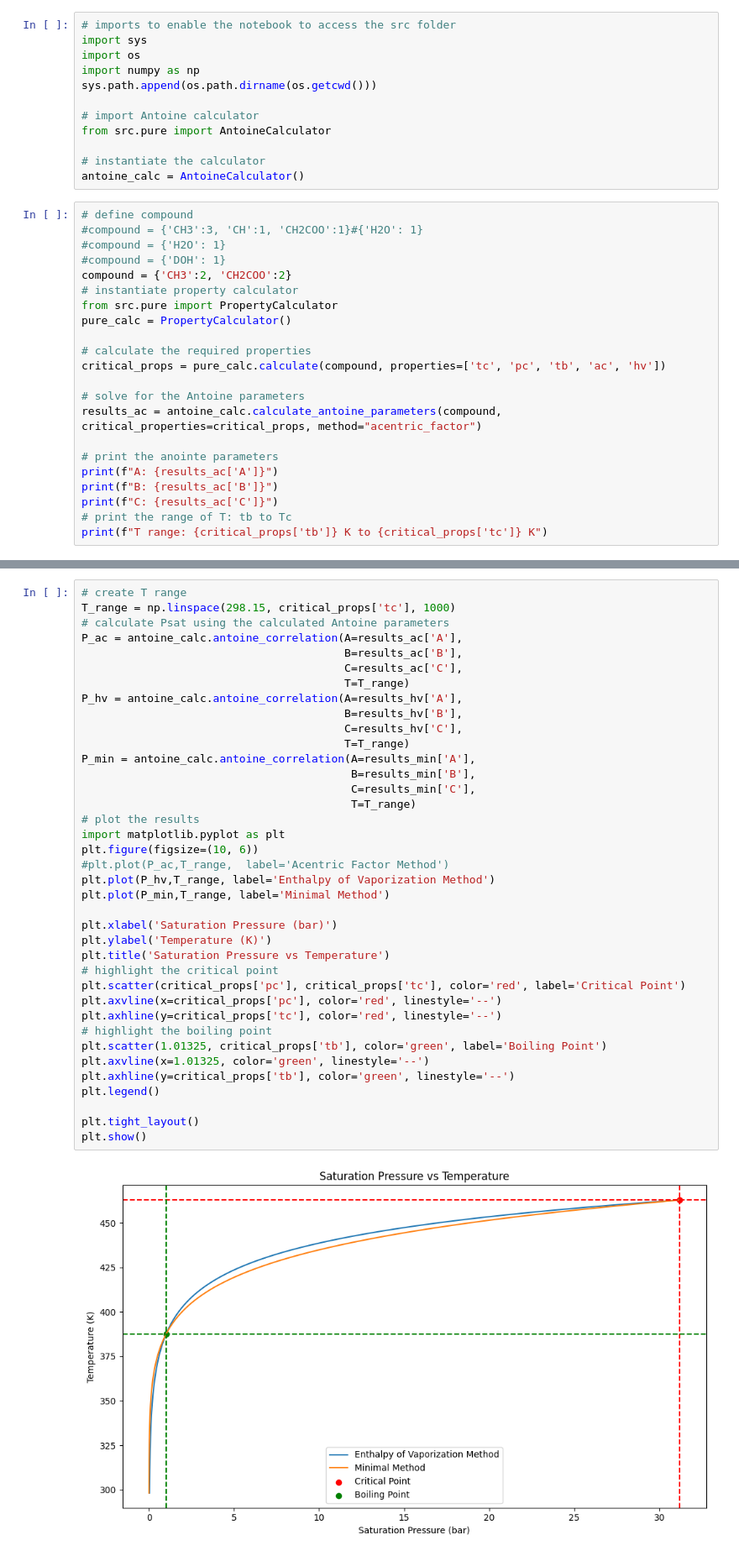
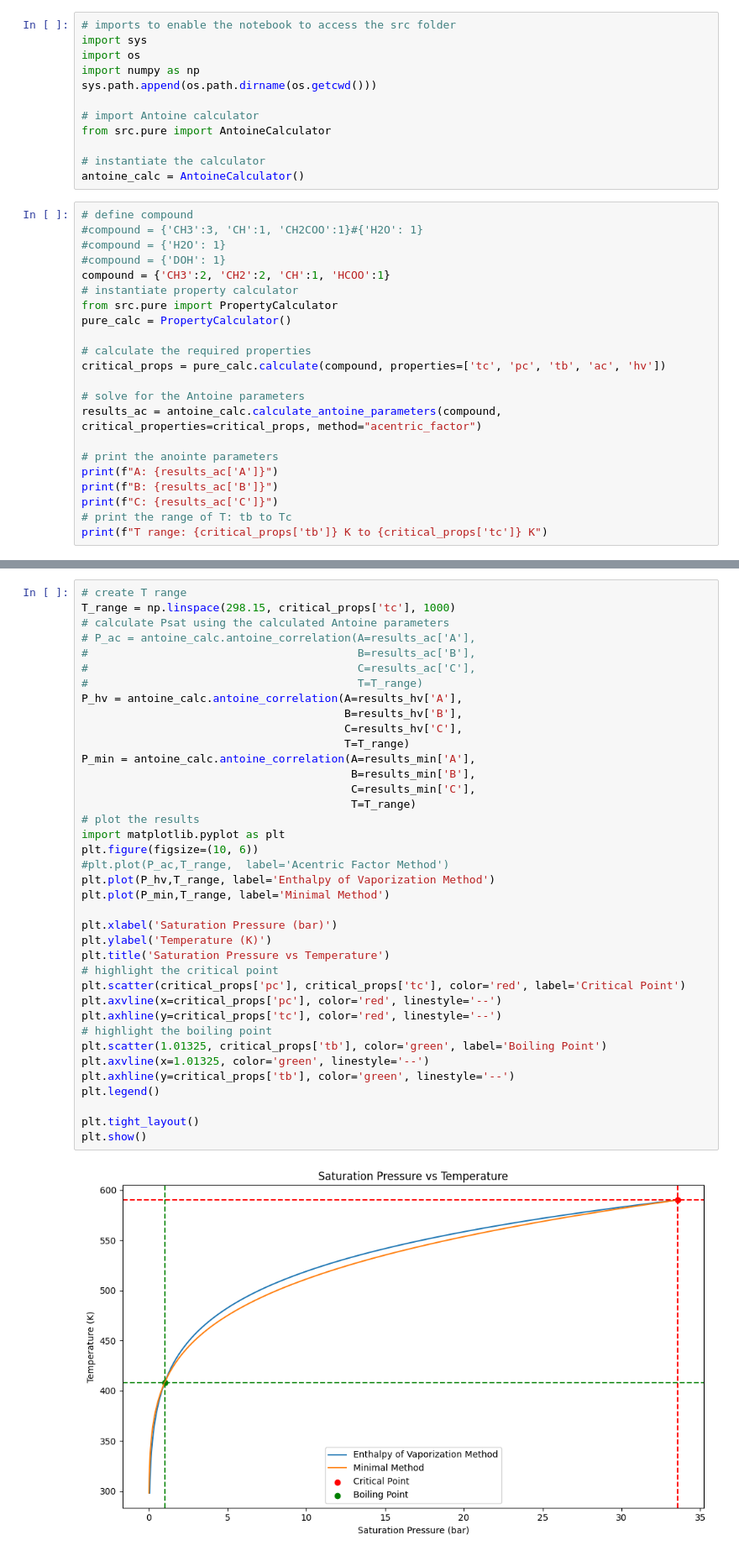
Before and after one commit to arnaou/camd_iss, a Jupyter notebook: tutorials/alternative_antoine.ipynb, the cells around one changed output, grey strips where cells are left out. Shown at 84% size. Saved outputs shown, nothing was run; the diff lists cells and outputs as text.

```diff
--- a/tutorials/alternative_antoine.ipynb
+++ b/tutorials/alternative_antoine.ipynb
@@ -15,7 +15,7 @@ antoine_calc = AntoineCalculator()
 #compound = {'CH3':3, 'CH':1, 'CH2COO':1}#{'H2O': 1}
 #compound = {'H2O': 1}
 #compound = {'DOH': 1}
-compound = {'CH3':2, 'CH2COO':2}
+compound = {'CH3':2, 'CH2':2, 'CH':1, 'HCOO':1}
 # instantiate property calculator
 from src.pure import PropertyCalculator
 pure_calc = PropertyCalculator()
@@ -73,40 +73,40 @@ T range: 387.6976301304226 K to 462.8889622678359 K
 # create T range
 T_range = np.linspace(298.15, critical_props['tc'], 1000)
 # calculate Psat using the calculated Antoine parameters
-P_ac = antoine_calc.antoine_correlation(A=results_ac['A'],
-                                        B=results_ac['B'],
-                                        C=results_ac['C'],
-                                        T=T_range)
+# P_ac = antoine_calc.antoine_correlation(A=results_ac['A'],
+#                                         B=results_ac['B'],
+#                                         C=results_ac['C'],
+#                                         T=T_range)
 P_hv = antoine_calc.antoine_correlation(A=results_hv['A'],
                                         B=results_hv['B'],
                                         C=results_hv['C'],
                                         T=T_range)
 P_min = antoine_calc.antoine_correlation(A=results_min['A'],
                                          B=results_min['B'],
                                          C=results_min['C'],
                                          T=T_range)
 # plot the results
 import matplotlib.pyplot as plt
 plt.figure(figsize=(10, 6))
 #plt.plot(P_ac,T_range,  label='Acentric Factor Method')
 plt.plot(P_hv,T_range, label='Enthalpy of Vaporization Method')
 plt.plot(P_min,T_range, label='Minimal Method')
 
 plt.xlabel('Saturation Pressure (bar)')
 plt.ylabel('Temperature (K)')
 plt.title('Saturation Pressure vs Temperature')
 # highlight the critical point
 plt.scatter(critical_props['pc'], critical_props['tc'], color='red', label='Critical Point')
 plt.axvline(x=critical_props['pc'], color='red', linestyle='--')
 plt.axhline(y=critical_props['tc'], color='red', linestyle='--')
 # highlight the boiling point
 plt.scatter(1.01325, critical_props['tb'], color='green', label='Boiling Point')
 plt.axvline(x=1.01325, color='green', linestyle='--')
 plt.axhline(y=critical_props['tb'], color='green', linestyle='--')
 plt.legend()
 
 plt.tight_layout()
 plt.show()
 # %% [output]
-[figure, old version]
+[figure, new version]
 # %%
```
Also changed, not shown: parts of 4 cells of this notebook, 18 other files.
